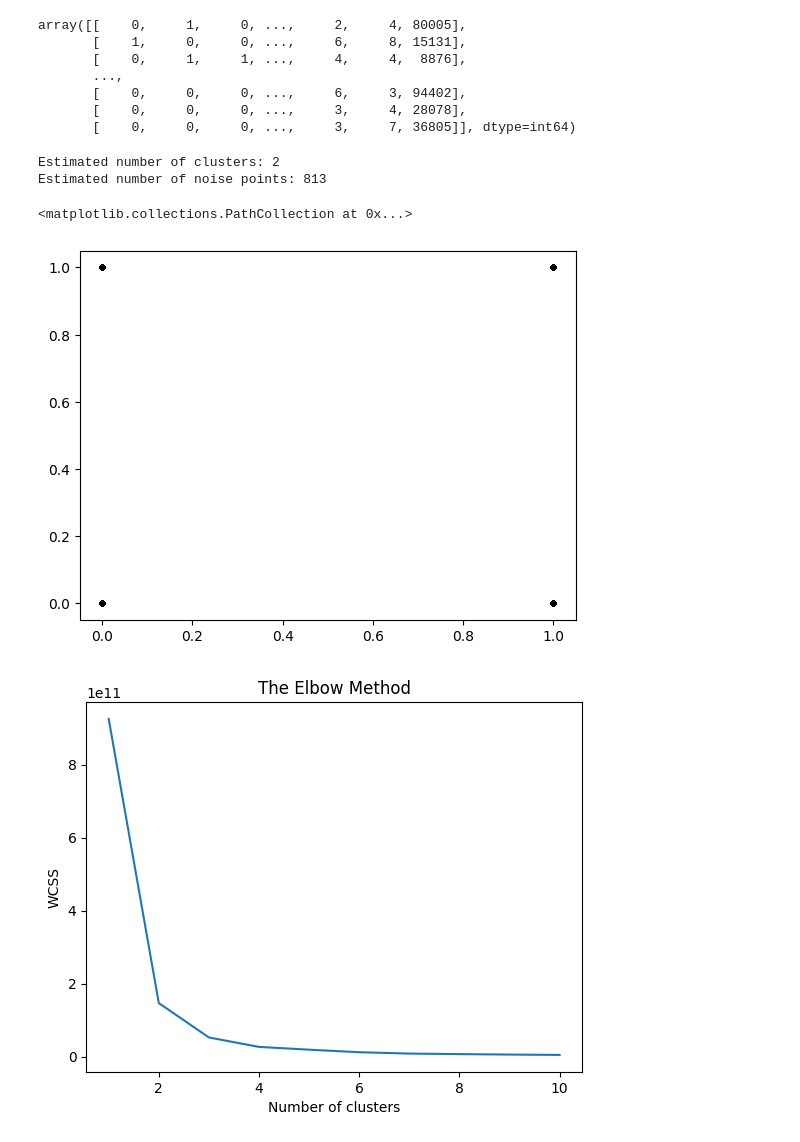
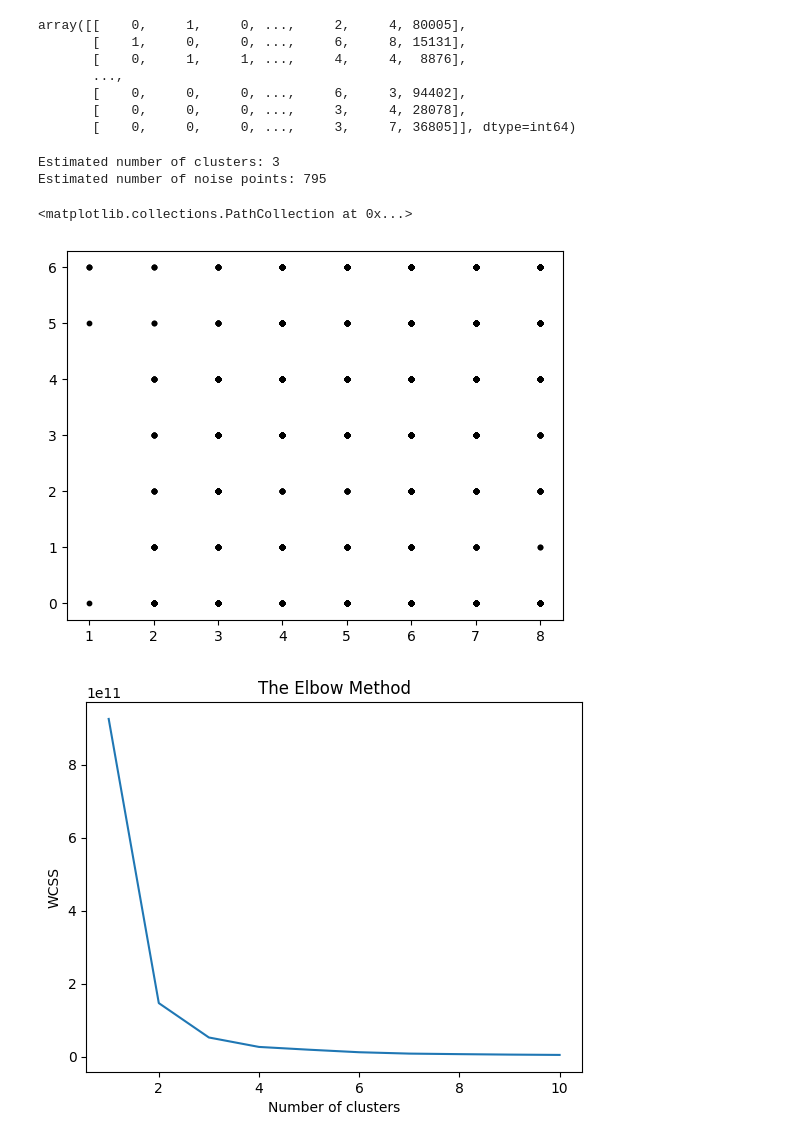
Before and after one commit to jjo527/ECE1147-project, a Jupyter notebook: src/DBSCAN/DBSCAN.ipynb, the cells around one changed output. Cells and saved outputs as stored; diff of their text form; code cells hidden in the pictures.

```diff
--- a/src/DBSCAN/DBSCAN.ipynb
+++ b/src/DBSCAN/DBSCAN.ipynb
@@ -56,7 +56,7 @@ import numpy as np
 from sklearn import metrics
 from sklearn.cluster import DBSCAN
 
-db = DBSCAN(eps=5, min_samples=19).fit(df)
+db = DBSCAN(eps=5, min_samples=16).fit(df)
 labels = db.labels_
 
 # Number of clusters in labels, ignoring noise if present.
@@ -66,15 +66,15 @@ n_noise_ = list(labels).count(-1)
 print("Estimated number of clusters: %d" % n_clusters_)
 print("Estimated number of noise points: %d" % n_noise_)
 # %% [output]
-Estimated number of clusters: 2
-Estimated number of noise points: 813
+Estimated number of clusters: 3
+Estimated number of noise points: 795
 # %%
 # rest of this stuff is for visualization
 # todo: find a better way to visualize this high of a dimension
-plt.scatter(df[:,0], df[:,1], s=10, c= "black")
+plt.scatter(df[:,-2], df[:,-3], s=10, c= "black")
 # %% [output]
 <matplotlib.collections.PathCollection at 0x...>
-[figure, old version]
+[figure, new version]
 # %%
 from sklearn.cluster import KMeans
 # %%
```
Also changed, not shown: parts of 4 cells of this notebook, 4 other files.
